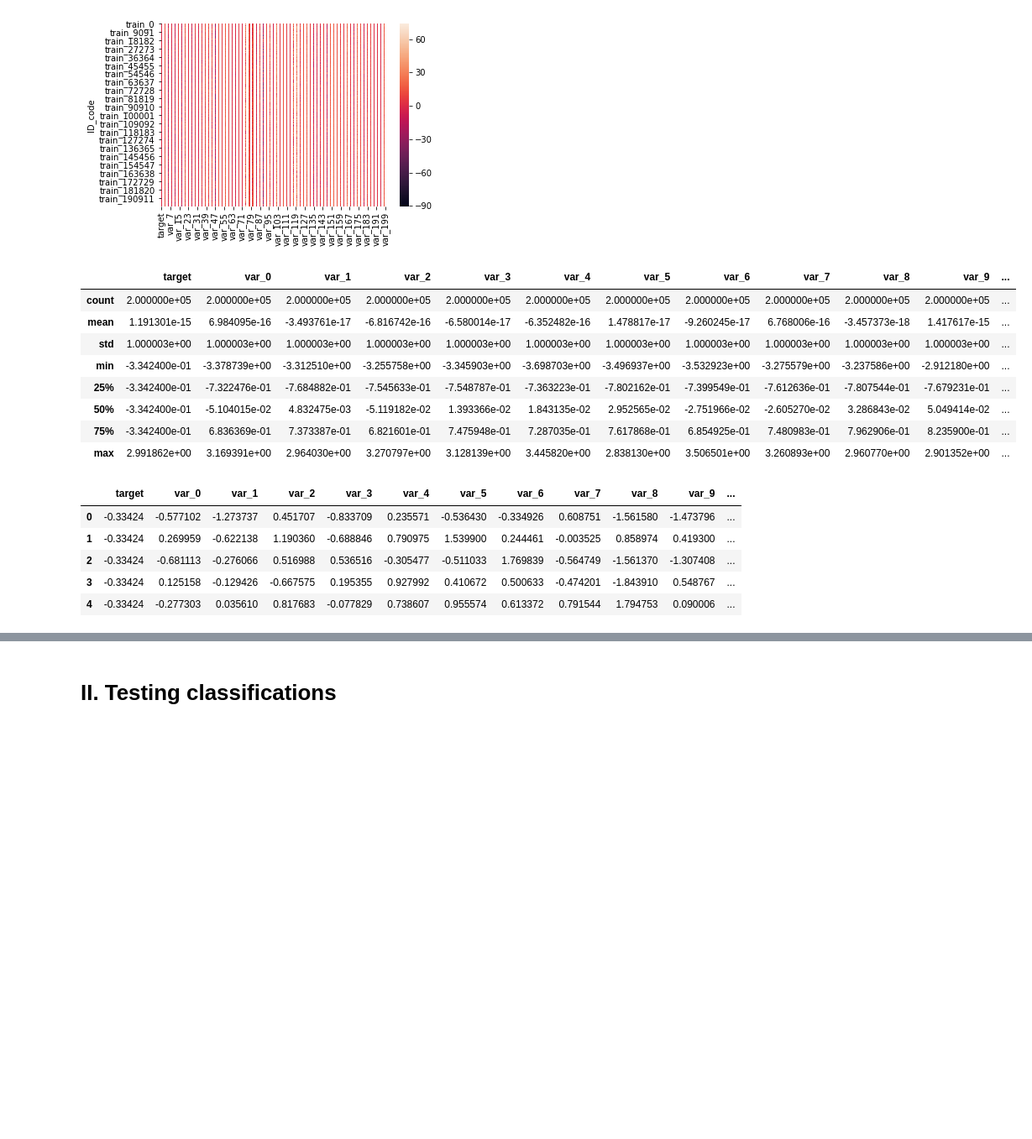
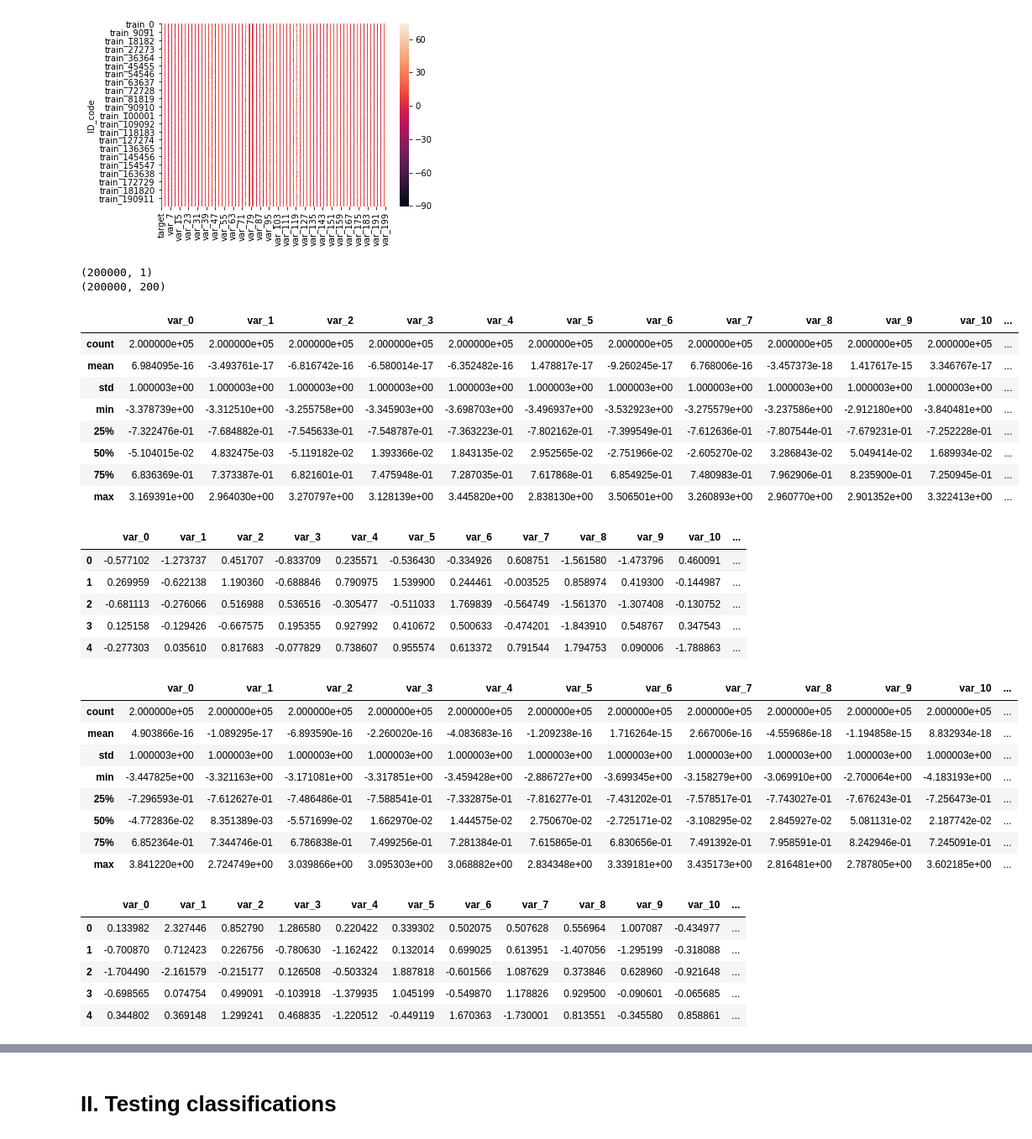
Before and after one commit to adkulas/ECE657A-Data-Modelling, a Jupyter notebook: project/code/G10-project.ipynb, the cells around one changed output, grey strips where cells are left out. Shown at 84% size. Cells and saved outputs as stored; diff of their text form; code cells hidden in the pictures; blank space fills up the shorter version.

```diff
--- a/project/code/G10-project.ipynb
+++ b/project/code/G10-project.ipynb
@@ -151,28 +170,60 @@ Name: target, dtype: int64
 # %% [output]
 <matplotlib.axes._subplots.AxesSubplot at 0x...>
 [figure]
-# %%
-X = preprocessing.StandardScaler().fit_transform(dfTrain)
-X = pd.DataFrame(X)
-X.columns = dfTrain.columns
-display(X.describe())
-display(X.head())
-# %% [output]
-|  | target | var_0 | var_1 | var_2 | var_3 | var_4 | var_5 | var_6 | var_7 | var_8 | var_9 | ... |
-| count | 2.000000e+05 | 2.000000e+05 | 2.000000e+05 | 2.000000e+05 | 2.000000e+05 | 2.000000e+05 | 2.000000e+05 | 2.000000e+05 | 2.000000e+05 | 2.000000e+05 | 2.000000e+05 | ... |
-| mean | 1.191301e-15 | 6.984095e-16 | -3.493761e-17 | -6.816742e-16 | -6.580014e-17 | -6.352482e-16 | 1.478817e-17 | -9.260245e-17 | 6.768006e-16 | -3.457373e-18 | 1.417617e-15 | ... |
-| std | 1.000003e+00 | 1.000003e+00 | 1.000003e+00 | 1.000003e+00 | 1.000003e+00 | 1.000003e+00 | 1.000003e+00 | 1.000003e+00 | 1.000003e+00 | 1.000003e+00 | 1.000003e+00 | ... |
-| min | -3.342400e-01 | -3.378739e+00 | -3.312510e+00 | -3.255758e+00 | -3.345903e+00 | -3.698703e+00 | -3.496937e+00 | -3.532923e+00 | -3.275579e+00 | -3.237586e+00 | -2.912180e+00 | ... |
-| 25% | -3.342400e-01 | -7.322476e-01 | -7.684882e-01 | -7.545633e-01 | -7.548787e-01 | -7.363223e-01 | -7.802162e-01 | -7.399549e-01 | -7.612636e-01 | -7.807544e-01 | -7.679231e-01 | ... |
-| 50% | -3.342400e-01 | -5.104015e-02 | 4.832475e-03 | -5.119182e-02 | 1.393366e-02 | 1.843135e-02 | 2.952565e-02 | -2.751966e-02 | -2.605270e-02 | 3.286843e-02 | 5.049414e-02 | ... |
-| 75% | -3.342400e-01 | 6.836369e-01 | 7.373387e-01 | 6.821601e-01 | 7.475948e-01 | 7.287035e-01 | 7.617868e-01 | 6.854925e-01 | 7.480983e-01 | 7.962906e-01 | 8.235900e-01 | ... |
-| max | 2.991862e+00 | 3.169391e+00 | 2.964030e+00 | 3.270797e+00 | 3.128139e+00 | 3.445820e+00 | 2.838130e+00 | 3.506501e+00 | 3.260893e+00 | 2.960770e+00 | 2.901352e+00 | ... |
-|  | target | var_0 | var_1 | var_2 | var_3 | var_4 | var_5 | var_6 | var_7 | var_8 | var_9 | ... |
-| 0 | -0.33424 | -0.577102 | -1.273737 | 0.451707 | -0.833709 | 0.235571 | -0.536430 | -0.334926 | 0.608751 | -1.561580 | -1.473796 | ... |
-| 1 | -0.33424 | 0.269959 | -0.622138 | 1.190360 | -0.688846 | 0.790975 | 1.539900 | 0.244461 | -0.003525 | 0.858974 | 0.419300 | ... |
-| 2 | -0.33424 | -0.681113 | -0.276066 | 0.516988 | 0.536516 | -0.305477 | -0.511033 | 1.769839 | -0.564749 | -1.561370 | -1.307408 | ... |
-| 3 | -0.33424 | 0.125158 | -0.129426 | -0.667575 | 0.195355 | 0.927992 | 0.410672 | 0.500633 | -0.474201 | -1.843910 | 0.548767 | ... |
-| 4 | -0.33424 | -0.277303 | 0.035610 | 0.817683 | -0.077829 | 0.738607 | 0.955574 | 0.613372 | 0.791544 | 1.794753 | 0.090006 | ... |
+# %%
+# y_train
+y_train = dfTrain.iloc[:,0:1]
+# Normalizing x_train
+X_train_norm = preprocessing.StandardScaler().fit_transform(dfTrain.iloc[:,1:])
+X_train_norm = pd.DataFrame(X_train_norm)
+X_train_norm.columns = dfTrain.columns[1:]
+# Normalizing x_test
+X_test_norm = preprocessing.StandardScaler().fit_transform(dfTest)
+X_test_norm = pd.DataFrame(X_test_norm)
+X_test_norm.columns = dfTest.columns
+
+print(y_train.shape)
+print(X_train_norm.shape)
+
+
+display(X_train_norm.describe())
+display(X_train_norm.head())
+
+display(X_test_norm.describe())
+display(X_test_norm.head())
+# %% [output]
+(200000, 1)
+(200000, 200)
+|  | var_0 | var_1 | var_2 | var_3 | var_4 | var_5 | var_6 | var_7 | var_8 | var_9 | var_10 | ... |
+| count | 2.000000e+05 | 2.000000e+05 | 2.000000e+05 | 2.000000e+05 | 2.000000e+05 | 2.000000e+05 | 2.000000e+05 | 2.000000e+05 | 2.000000e+05 | 2.000000e+05 | 2.000000e+05 | ... |
+| mean | 6.984095e-16 | -3.493761e-17 | -6.816742e-16 | -6.580014e-17 | -6.352482e-16 | 1.478817e-17 | -9.260245e-17 | 6.768006e-16 | -3.457373e-18 | 1.417617e-15 | 3.346767e-17 | ... |
+| std | 1.000003e+00 | 1.000003e+00 | 1.000003e+00 | 1.000003e+00 | 1.000003e+00 | 1.000003e+00 | 1.000003e+00 | 1.000003e+00 | 1.000003e+00 | 1.000003e+00 | 1.000003e+00 | ... |
+| min | -3.378739e+00 | -3.312510e+00 | -3.255758e+00 | -3.345903e+00 | -3.698703e+00 | -3.496937e+00 | -3.532923e+00 | -3.275579e+00 | -3.237586e+00 | -2.912180e+00 | -3.840481e+00 | ... |
+| 25% | -7.322476e-01 | -7.684882e-01 | -7.545633e-01 | -7.548787e-01 | -7.363223e-01 | -7.802162e-01 | -7.399549e-01 | -7.612636e-01 | -7.807544e-01 | -7.679231e-01 | -7.252228e-01 | ... |
+| 50% | -5.104015e-02 | 4.832475e-03 | -5.119182e-02 | 1.393366e-02 | 1.843135e-02 | 2.952565e-02 | -2.751966e-02 | -2.605270e-02 | 3.286843e-02 | 5.049414e-02 | 1.689934e-02 | ... |
+| 75% | 6.836369e-01 | 7.373387e-01 | 6.821601e-01 | 7.475948e-01 | 7.287035e-01 | 7.617868e-01 | 6.854925e-01 | 7.480983e-01 | 7.962906e-01 | 8.235900e-01 | 7.250945e-01 | ... |
+| max | 3.169391e+00 | 2.964030e+00 | 3.270797e+00 | 3.128139e+00 | 3.445820e+00 | 2.838130e+00 | 3.506501e+00 | 3.260893e+00 | 2.960770e+00 | 2.901352e+00 | 3.322413e+00 | ... |
+|  | var_0 | var_1 | var_2 | var_3 | var_4 | var_5 | var_6 | var_7 | var_8 | var_9 | var_10 | ... |
+| 0 | -0.577102 | -1.273737 | 0.451707 | -0.833709 | 0.235571 | -0.536430 | -0.334926 | 0.608751 | -1.561580 | -1.473796 | 0.460091 | ... |
+| 1 | 0.269959 | -0.622138 | 1.190360 | -0.688846 | 0.790975 | 1.539900 | 0.244461 | -0.003525 | 0.858974 | 0.419300 | -0.144987 | ... |
+| 2 | -0.681113 | -0.276066 | 0.516988 | 0.536516 | -0.305477 | -0.511033 | 1.769839 | -0.564749 | -1.561370 | -1.307408 | -0.130752 | ... |
+| 3 | 0.125158 | -0.129426 | -0.667575 | 0.195355 | 0.927992 | 0.410672 | 0.500633 | -0.474201 | -1.843910 | 0.548767 | 0.347543 | ... |
+| 4 | -0.277303 | 0.035610 | 0.817683 | -0.077829 | 0.738607 | 0.955574 | 0.613372 | 0.791544 | 1.794753 | 0.090006 | -1.788863 | ... |
+|  | var_0 | var_1 | var_2 | var_3 | var_4 | var_5 | var_6 | var_7 | var_8 | var_9 | var_10 | ... |
+| count | 2.000000e+05 | 2.000000e+05 | 2.000000e+05 | 2.000000e+05 | 2.000000e+05 | 2.000000e+05 | 2.000000e+05 | 2.000000e+05 | 2.000000e+05 | 2.000000e+05 | 2.000000e+05 | ... |
+| mean | 4.903866e-16 | -1.089295e-17 | -6.893590e-16 | -2.260020e-16 | -4.083683e-16 | -1.209238e-16 | 1.716264e-15 | 2.667006e-16 | -4.559686e-18 | -1.194858e-15 | 8.832934e-18 | ... |
+| std | 1.000003e+00 | 1.000003e+00 | 1.000003e+00 | 1.000003e+00 | 1.000003e+00 | 1.000003e+00 | 1.000003e+00 | 1.000003e+00 | 1.000003e+00 | 1.000003e+00 | 1.000003e+00 | ... |
+| min | -3.447825e+00 | -3.321163e+00 | -3.171081e+00 | -3.317851e+00 | -3.459428e+00 | -2.886727e+00 | -3.699345e+00 | -3.158279e+00 | -3.069910e+00 | -2.700064e+00 | -4.183193e+00 | ... |
+| 25% | -7.296593e-01 | -7.612627e-01 | -7.486486e-01 | -7.588541e-01 | -7.332875e-01 | -7.816277e-01 | -7.431202e-01 | -7.578517e-01 | -7.743027e-01 | -7.676243e-01 | -7.256473e-01 | ... |
+| 50% | -4.772836e-02 | 8.351389e-03 | -5.571699e-02 | 1.662970e-02 | 1.444575e-02 | 2.750670e-02 | -2.725171e-02 | -3.108295e-02 | 2.845927e-02 | 5.081131e-02 | 2.187742e-02 | ... |
+| 75% | 6.852364e-01 | 7.344746e-01 | 6.786838e-01 | 7.499256e-01 | 7.281384e-01 | 7.615865e-01 | 6.830656e-01 | 7.491392e-01 | 7.958591e-01 | 8.242946e-01 | 7.245091e-01 | ... |
+| max | 3.841220e+00 | 2.724749e+00 | 3.039866e+00 | 3.095303e+00 | 3.068882e+00 | 2.834348e+00 | 3.339181e+00 | 3.435173e+00 | 2.816481e+00 | 2.787805e+00 | 3.602185e+00 | ... |
+|  | var_0 | var_1 | var_2 | var_3 | var_4 | var_5 | var_6 | var_7 | var_8 | var_9 | var_10 | ... |
+| 0 | 0.133982 | 2.327446 | 0.852790 | 1.286580 | 0.220422 | 0.339302 | 0.502075 | 0.507628 | 0.556964 | 1.007087 | -0.434977 | ... |
+| 1 | -0.700870 | 0.712423 | 0.226756 | -0.780630 | -1.162422 | 0.132014 | 0.699025 | 0.613951 | -1.407056 | -1.295199 | -0.318088 | ... |
+| 2 | -1.704490 | -2.161579 | -0.215177 | 0.126508 | -0.503324 | 1.887818 | -0.601566 | 1.087629 | 0.373846 | 0.628960 | -0.921648 | ... |
+| 3 | -0.698565 | 0.074754 | 0.499091 | -0.103918 | -1.379935 | 1.045199 | -0.549870 | 1.178826 | 0.929500 | -0.090601 | -0.065685 | ... |
+| 4 | 0.344802 | 0.369148 | 1.299241 | 0.468835 | -1.220512 | -0.449119 | 1.670363 | -1.730001 | 0.813551 | -0.345580 | 0.858861 | ... |
 # %%
 # Create a PCA instance: pca
 pca = PCA()
```
Also changed, not shown: parts of 20 cells of this notebook, 5 other files.
